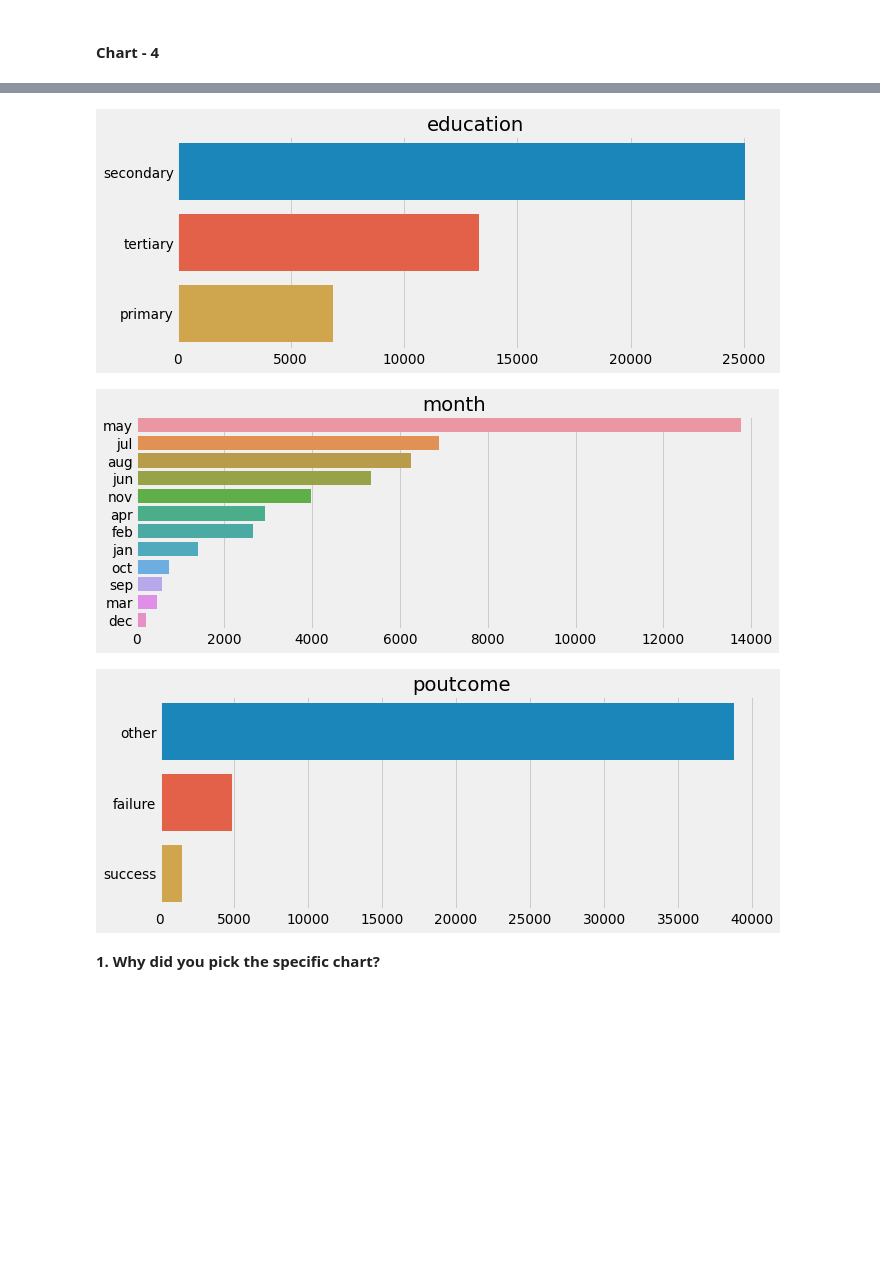
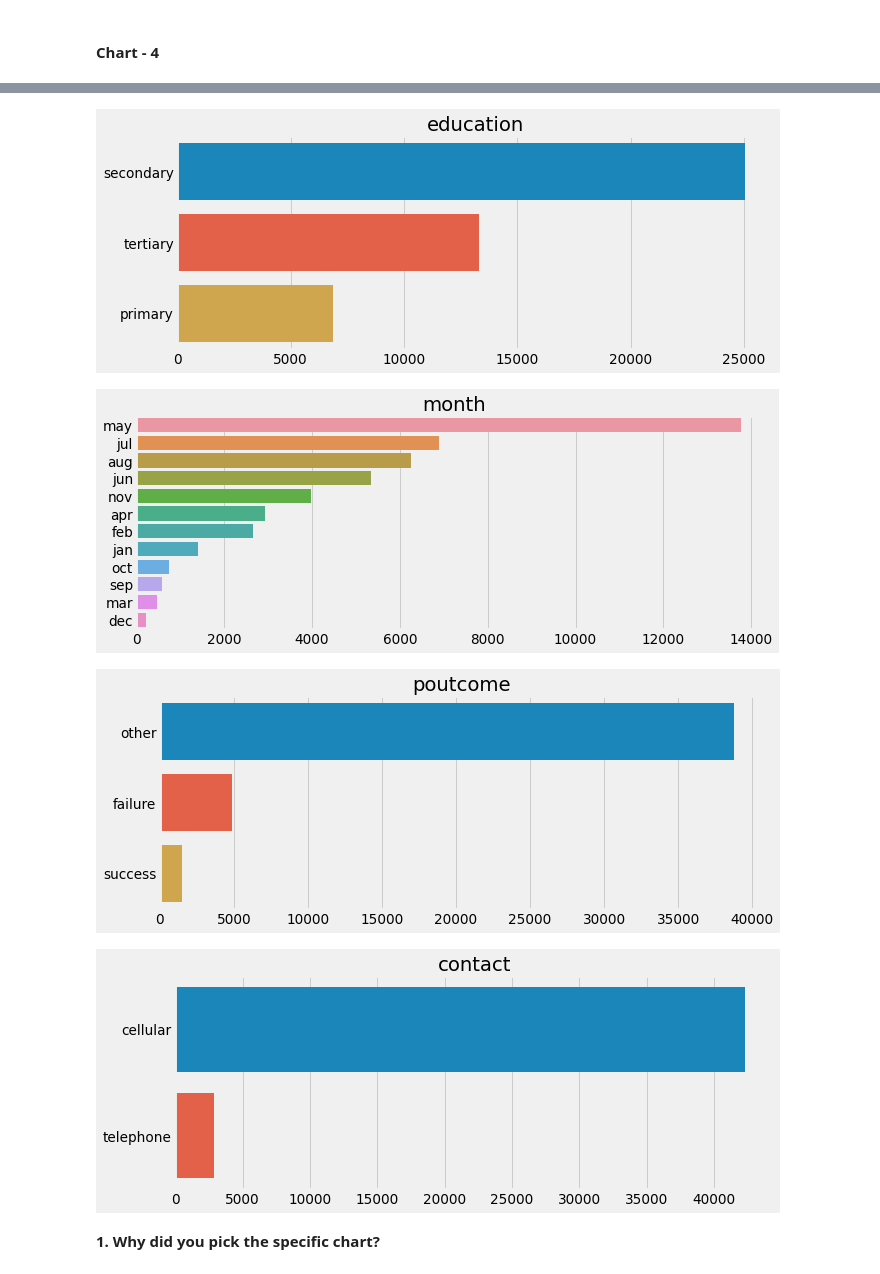
Before and after one commit to kumarabhinavthakur274/Bank-Marketing-Effectiveness-Prediction, a Jupyter notebook: Kumar_Abhinav_Bank_Marketing_Effectiveness_prediction.ipynb, the cells around one changed output, grey strips where cells are left out. Saved outputs shown, nothing was run; the diff lists cells and outputs as text; code cells hidden in the pictures; blank space fills up the shorter version.

```diff
--- a/Kumar_Abhinav_Bank_Marketing_Effectiveness_prediction.ipynb
+++ b/Kumar_Abhinav_Bank_Marketing_Effectiveness_prediction.ipynb
@@ -557,21 +556,22 @@ Yes Class imbalance can have ill impact on the accuracy of the classification mo
 # %%
 # Chart - 4 visualization code
 relevent_list1 = ['job',
  'marital',
  'education',
  'month',
- 'poutcome']
+ 'poutcome' ,'contact']
 for col in relevent_list1:
     plt.figure(figsize=(10,4))
     sns.barplot(df[col].value_counts().values, df[col].value_counts().index)
     plt.title(col)
     plt.tight_layout()
 # %% [output]
 [figure]
 [figure]
 [figure]
 [figure]
 [figure]
+[figure, added]
 # %% [markdown]
 **1. Why did you pick the specific chart?**
 # %% [markdown]
```
Also changed, not shown: parts of 53 cells of this notebook.
